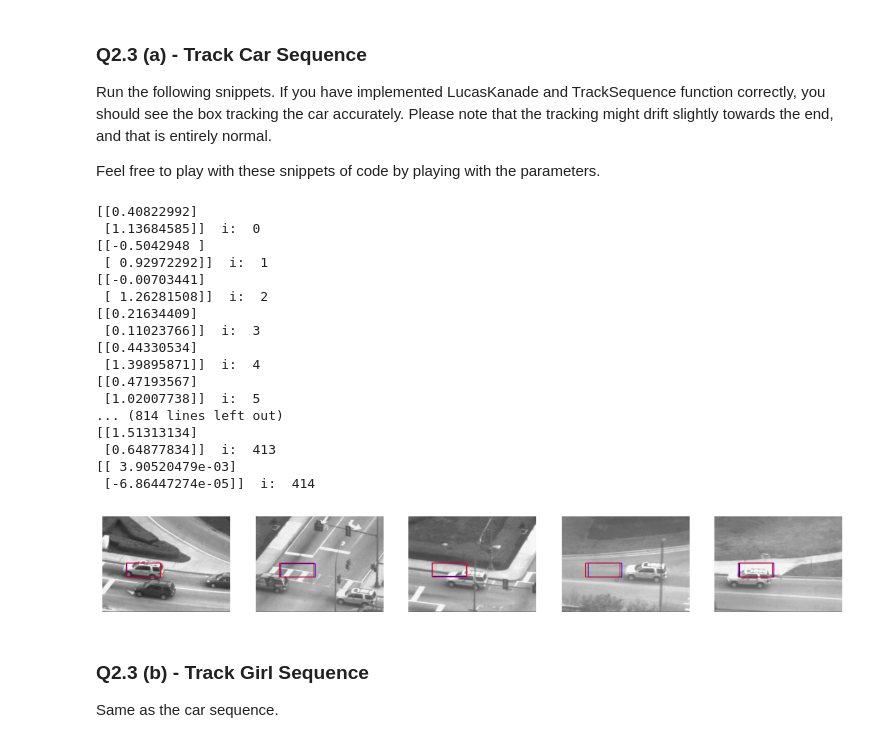
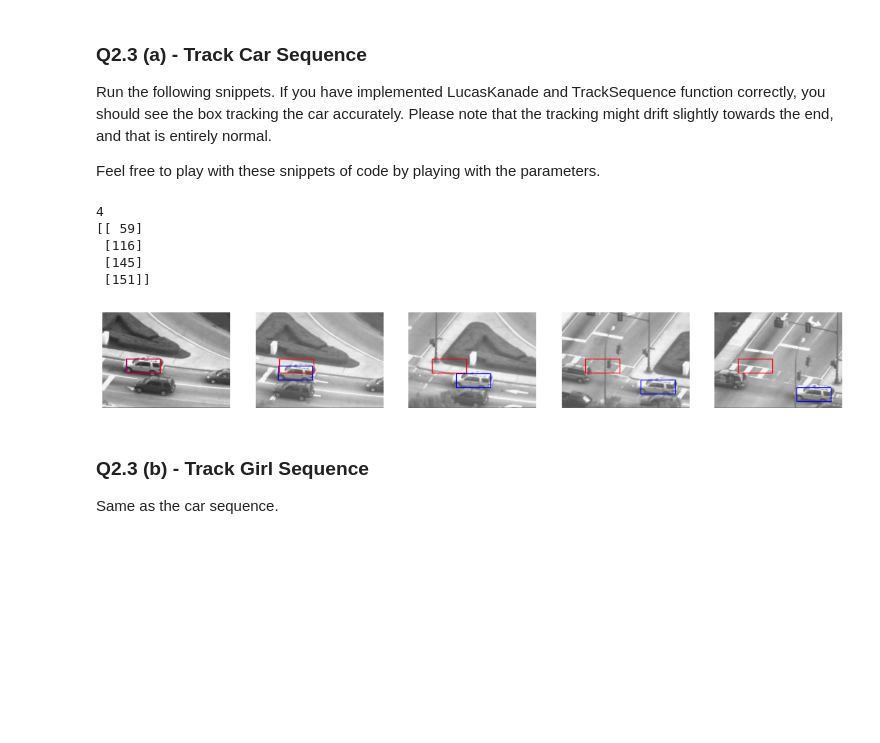
Before and after one commit to IanKrause/computer-vision, a Jupyter notebook: hw2/LucasKanade.ipynb, the cells around one changed output. Drawn from its saved outputs; the diff is of its cells as text; code cells hidden in the pictures; blank space fills up the shorter version.

Commit message:
Update LucasKanade.ipynb
Got the tracking working, it was a rect issue

```diff
--- a/hw2/LucasKanade.ipynb
+++ b/hw2/LucasKanade.ipynb
@@ -226,9 +206,8 @@ def TrackSequence(seq, rect, num_iters, threshold):
 
     rects = np.zeros((N,4))
     It = seq[:,:,0]
-    p0 = np.zeros((2,1))
     pNow = np.zeros((2,1))
-    rect = np.reshape(rect, (4,1))
+    #rect = np.reshape(rect, (4,1))
 
     # Iterate over the car sequence and track the car
     for i in range(seq.shape[2]):
@@ -242,10 +221,7 @@ def TrackSequence(seq, rect, num_iters, threshold):
             It = seq[:,:,i]
             It1 = seq[:,:,i+1]
         pNow = LucasKanade(It,It1,rect,threshold,num_iters,pNow)
-        print(pNow, " i: ",i)
         rects[i,:] = (np.copy(rect) + np.concatenate((pNow,pNow))).T
-
-
         # ===== End of code =====
 
     #rects = np.array(rects)
@@ -273,36 +248,27 @@ def visualize_track(seq,rects,frames,rect):
 # %%
 seq = np.load("data\\carseq.npy")
 rect = np.array([59, 116, 145, 151])
+print(rect.size)
 rect = np.reshape(rect, (rect.size,1))
+print(rect)
+
 
 # NOTE: feel free to play with these parameters
 num_iters = 10000
 threshold = 0.01
 
 rects = TrackSequence(seq, rect, num_iters, threshold)
 
-visualize_track(seq,rects,[0, 79, 159, 279, 409],rect)
-scale = 10
-#visualize_track(seq,rects,[0*scale, 1*scale, 2*scale, 3*scale, 4*scale],rect) # Check your switching of p values around, might be messing it up maybe?
+#visualize_track(seq,rects,[0, 79, 159, 279, 409],rect)
+scale = 20
+visualize_track(seq,rects,[0*scale, 1*scale, 2*scale, 3*scale, 4*scale],rect) # Check your switching of p values around, might be messing it up maybe?
 # %% [output]
-[[0.40822992]
- [1.13684585]]  i:  0
-[[-0.5042948 ]
- [ 0.92972292]]  i:  1
-[[-0.00703441]
- [ 1.26281508]]  i:  2
-[[0.21634409]
- [0.11023766]]  i:  3
-[[0.44330534]
- [1.39895871]]  i:  4
-[[0.47193567]
- [1.02007738]]  i:  5
-... (814 lines left out)
-[[1.51313134]
- [0.64877834]]  i:  413
-[[ 3.90520479e-03]
- [-6.86447274e-05]]  i:  414
+4
+[[ 59]
+ [116]
+ [145]
+ [151]]
-[figure, old version]
+[figure, new version]
 # %% [markdown]
 ### Q2.3 (b) - Track Girl Sequence
 
```
Also changed, not shown: parts of 4 cells of this notebook.
